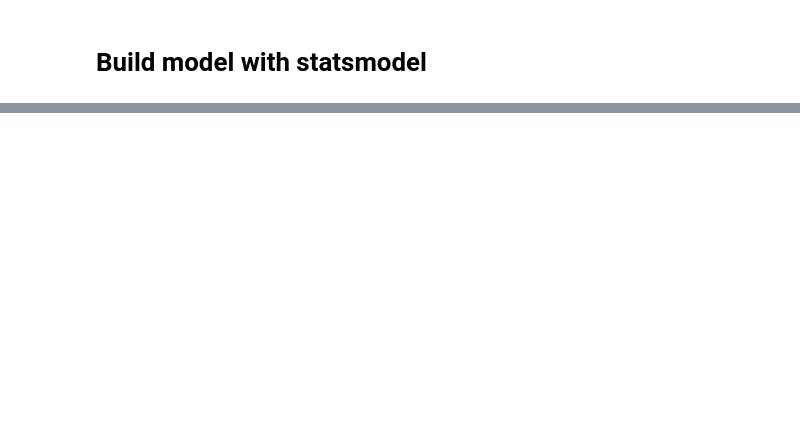
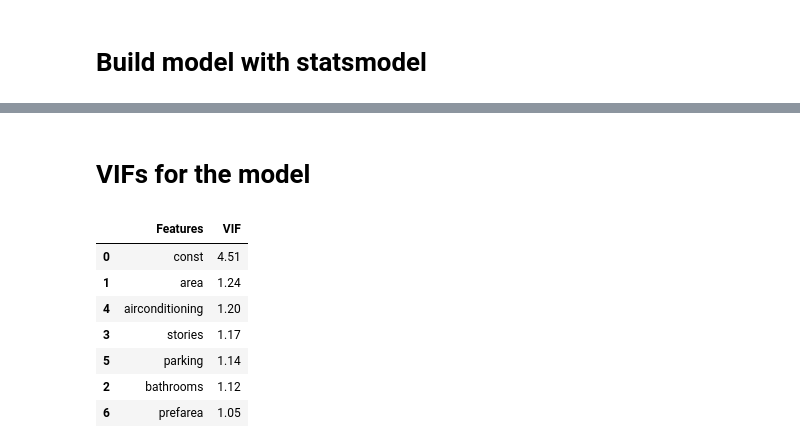
Before and after one commit to arydotme/house-pricing-linear-regression, a Jupyter notebook: house_pricing.ipynb, the cells around one changed output, grey strips where cells are left out. Cells and saved outputs as stored; diff of their text form; code cells hidden in the pictures; blank space fills up the shorter version.

```diff
--- a/house_pricing.ipynb
+++ b/house_pricing.ipynb
@@ -270,3 +263,6 @@ Name: price, dtype: float64
+# %%
+y_train = df_train.pop('price')
+X_train = df_train
 # %% [markdown]
 # Build Model
 # %%
@@ -312,8 +307,5 @@ Index(['area', 'bedrooms', 'bathrooms', 'stories', 'mainroad', 'guestroom',
 # Build model with statsmodel
 # %%
 X_train_rfe = X_train[col].copy()
-# %%
-for c in X_train_rfe.select_dtypes(include = ['bool']).columns:
-    X_train_rfe[c] = X_train_rfe[c].astype(int)
 # %%
 X_train_rfe = sm.add_constant(X_train_rfe)
@@ -341,0 +334,19 @@ strong multicollinearity problems or that the design matrix is singular.
+# %% [markdown]
+# VIFs for the model
+# %%
+vif = pd.DataFrame()
+X = X_train_rfe
+vif['Features'] = X.columns
+vif['VIF'] = [variance_inflation_factor(X.values, i) for i in range(X.shape[1])]
+vif['VIF'] = round(vif['VIF'], 2)
+vif = vif.sort_values(by = "VIF", ascending = False)
+vif
+# %% [output]
+|  | Features | VIF |
+| 0 | const | 4.51 |
+| 1 | area | 1.24 |
+| 4 | airconditioning | 1.20 |
+| 3 | stories | 1.17 |
+| 5 | parking | 1.14 |
+| 2 | bathrooms | 1.12 |
+| 6 | prefarea | 1.05 |
```
Also changed, not shown: parts of 16 cells of this notebook.
